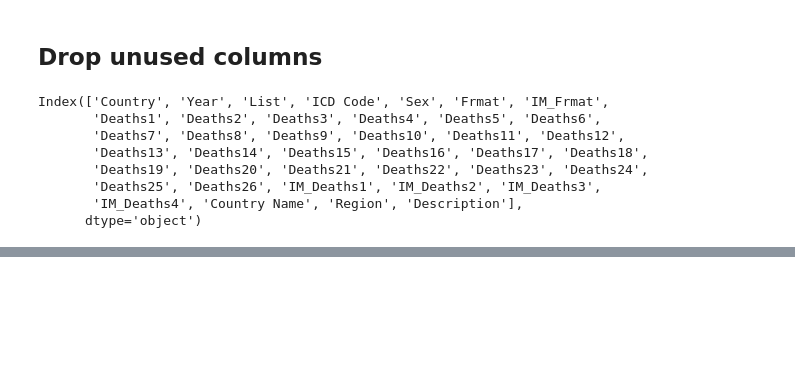
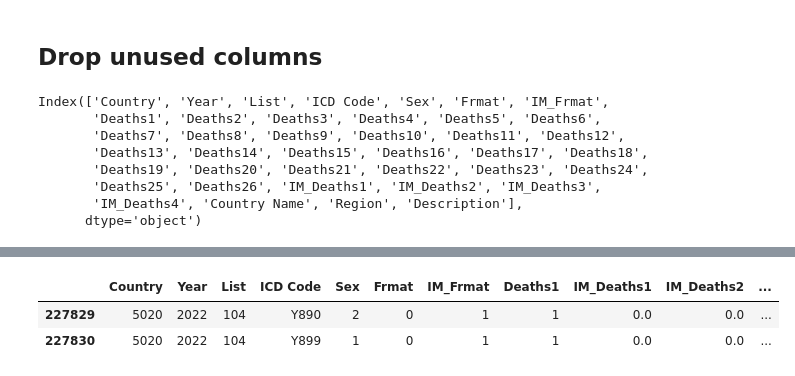
Before and after one commit to ShylaTatum/Group-Project-1, a Jupyter notebook: clean_workbook.ipynb, the cells around one changed output, grey strips where cells are left out. Saved outputs shown, nothing was run; the diff lists cells and outputs as text; code cells hidden in the pictures; blank space fills up the shorter version.

```diff
--- a/clean_workbook.ipynb
+++ b/clean_workbook.ipynb
@@ -122,0 +126,18 @@ Index(['Country', 'Year', 'List', 'ICD Code', 'Sex', 'Frmat', 'IM_Frmat',
+# %%
+# Identify columns to group by looking for columns that start with the word `Deaths``
+deaths_columns = [col for col in df_merged if col.startswith('Deaths') and col != 'Deaths1']
+
+# Create new grouped columns (Placeholder groups just as a proof-of-concept)
+df_merged['Deaths Group 1'] = df_merged[deaths_columns[1:2]].sum(axis=1)
+df_merged['Deaths Group 2'] = df_merged[deaths_columns[2:4]].sum(axis=1)
+df_merged['Deaths Group 3'] = df_merged[deaths_columns[4:]].sum(axis=1)
+
+# Drop original deaths columns
+df_merged = df_merged.drop(columns=deaths_columns)
+
+# Verify results
+display(df_merged.tail(2))
+# %% [output]
+|  | Country | Year | List | ICD Code | Sex | Frmat | IM_Frmat | Deaths1 | IM_Deaths1 | IM_Deaths2 | ... |
+| 227829 | 5020 | 2022 | 104 | Y890 | 2 | 0 | 1 | 1 | 0.0 | 0.0 | ... |
+| 227830 | 5020 | 2022 | 104 | Y899 | 1 | 0 | 1 | 1 | 0.0 | 0.0 | ... |
```
Also changed, not shown: parts of 5 cells of this notebook.
